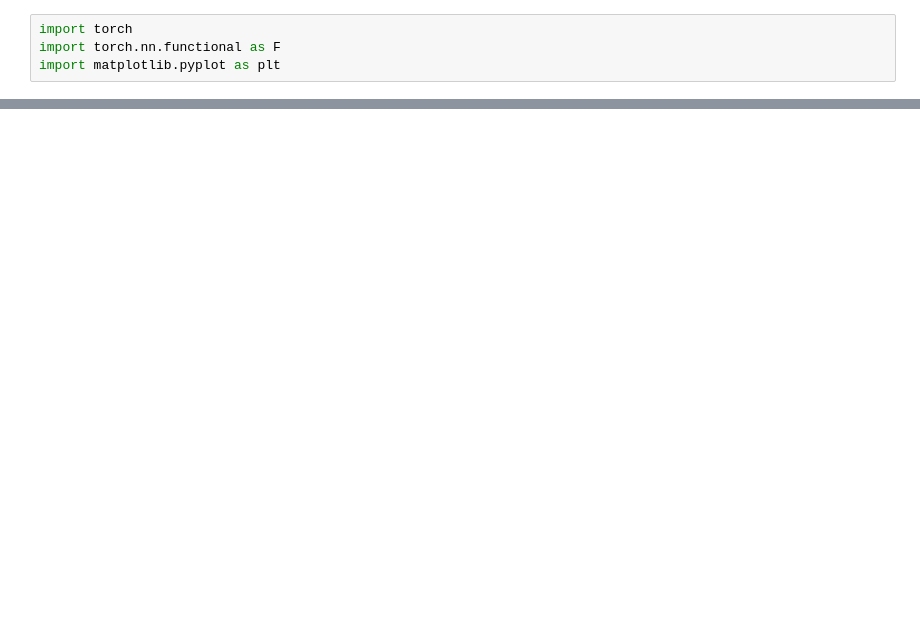
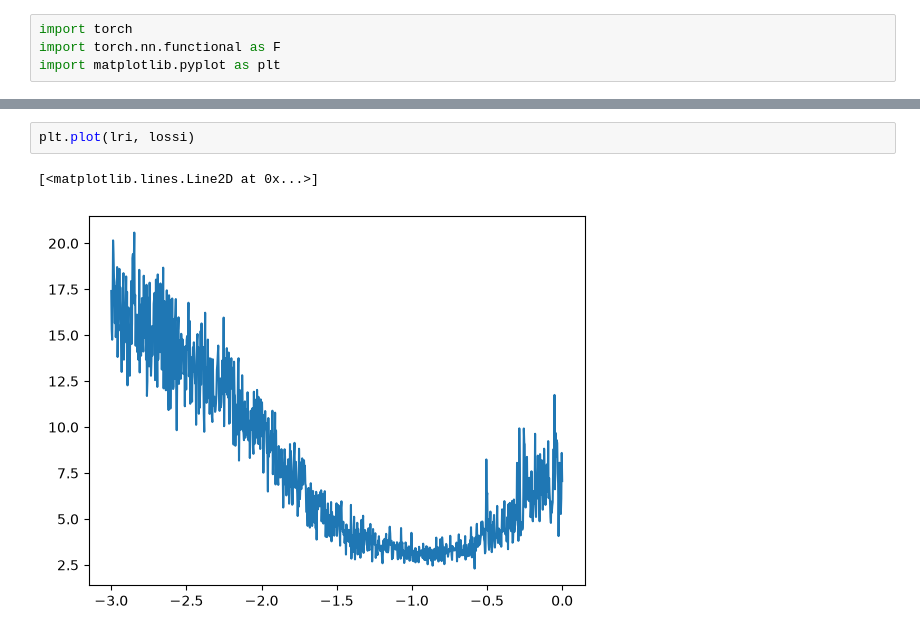
Before and after one commit to Decrescent398/transformers, a Jupyter notebook: mlp.ipynb, the cells around one changed output, grey strips where cells are left out. Saved outputs shown, nothing was run; the diff lists cells and outputs as text; blank space fills up the shorter version.

```diff
--- a/mlp.ipynb
+++ b/mlp.ipynb
@@ -51,0 +127,5 @@ ava
+# %%
+plt.plot(lri, lossi)
+# %% [output]
+[<matplotlib.lines.Line2D at 0x...>]
+[figure, added]
```
Also changed, not shown: parts of 24 cells of this notebook.
